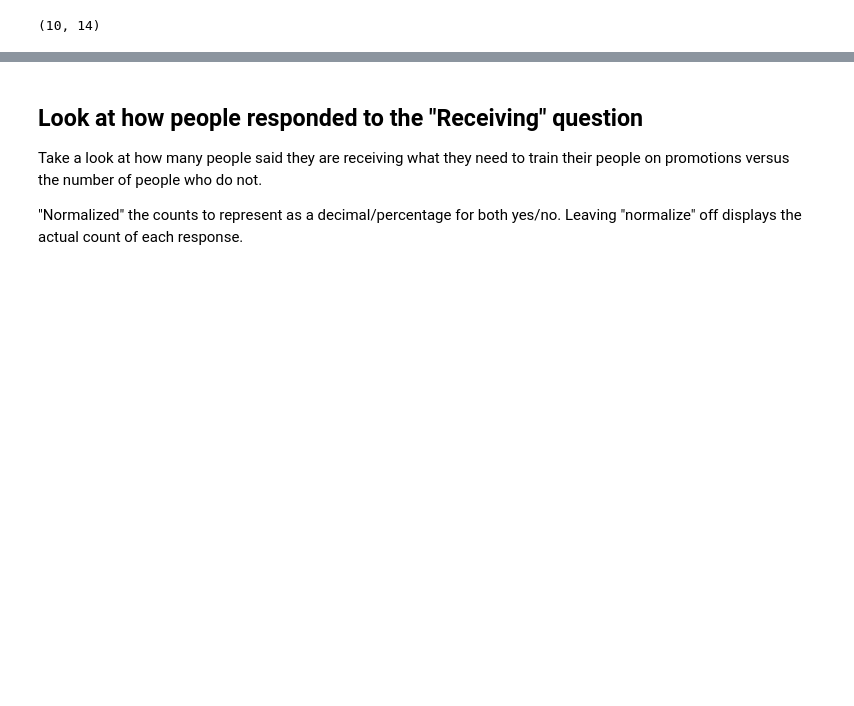
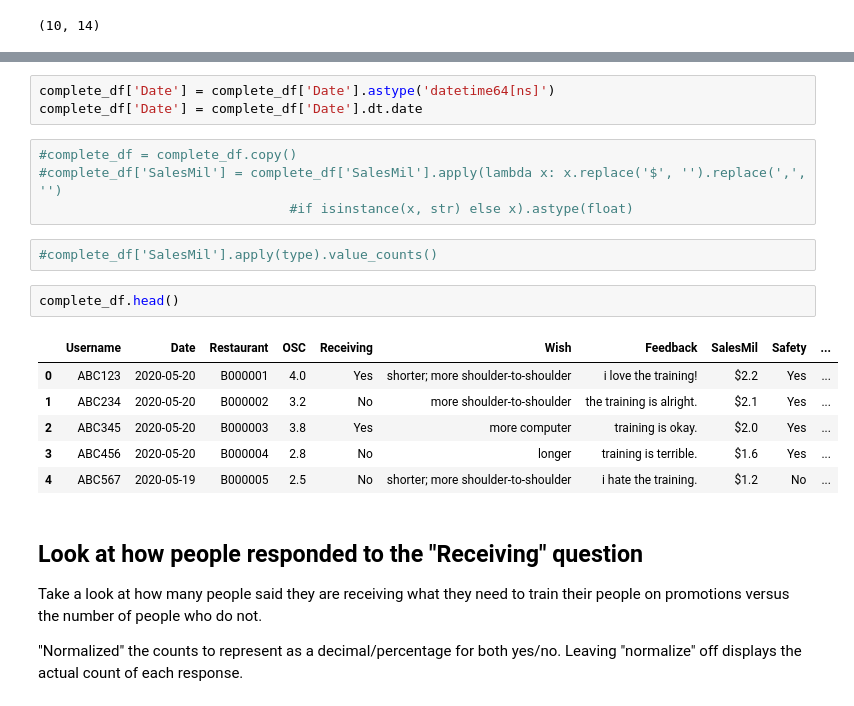
Before and after one commit to bawilc01/pythonclassproject, a Jupyter notebook: TrainingAnalysisProject.ipynb, the cells around one changed output, grey strips where cells are left out. Cells and saved outputs as stored; diff of their text form; blank space fills up the shorter version.

Commit message:
Made a few changes to further clean up data. Turned Date column into date data.

```diff
--- a/TrainingAnalysisProject.ipynb
+++ b/TrainingAnalysisProject.ipynb
@@ -78,3 +83,21 @@ complete_df.shape
+# %%
+complete_df['Date'] = complete_df['Date'].astype('datetime64[ns]')
+complete_df['Date'] = complete_df['Date'].dt.date
+# %%
+#complete_df = complete_df.copy()
+#complete_df['SalesMil'] = complete_df['SalesMil'].apply(lambda x: x.replace('$', '').replace(',', '')
+                                #if isinstance(x, str) else x).astype(float)
+# %%
+#complete_df['SalesMil'].apply(type).value_counts()
+# %%
+complete_df.head()
+# %% [output]
+|  | Username | Date | Restaurant | OSC | Receiving | Wish | Feedback | SalesMil | Safety | ... |
+| 0 | ABC123 | 2020-05-20 | B000001 | 4.0 | Yes | shorter; more shoulder-to-shoulder | i love the training! | $2.2 | Yes | ... |
+| 1 | ABC234 | 2020-05-20 | B000002 | 3.2 | No | more shoulder-to-shoulder | the training is alright. | $2.1 | Yes | ... |
+| 2 | ABC345 | 2020-05-20 | B000003 | 3.8 | Yes | more computer | training is okay. | $2.0 | Yes | ... |
+| 3 | ABC456 | 2020-05-20 | B000004 | 2.8 | No | longer | training is terrible. | $1.6 | Yes | ... |
+| 4 | ABC567 | 2020-05-19 | B000005 | 2.5 | No | shorter; more shoulder-to-shoulder | i hate the training. | $1.2 | No | ... |
 # %% [markdown]
 ## Look at how people responded to the "Receiving" question
 Take a look at how many people said they are receiving what they need to train their people on promotions versus the number of people who do not.
```
Also changed, not shown: parts of 11 cells of this notebook.
